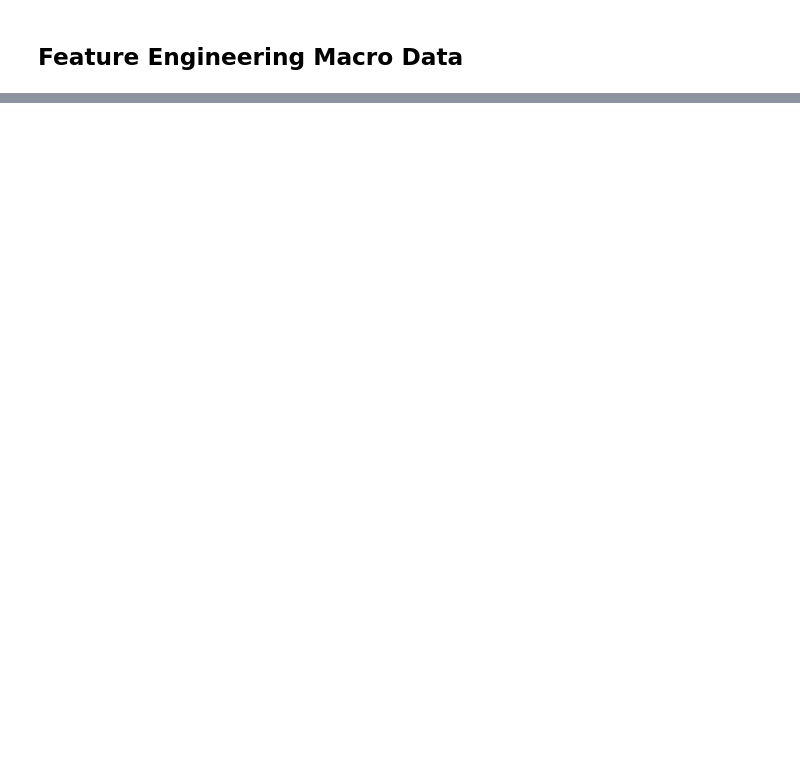
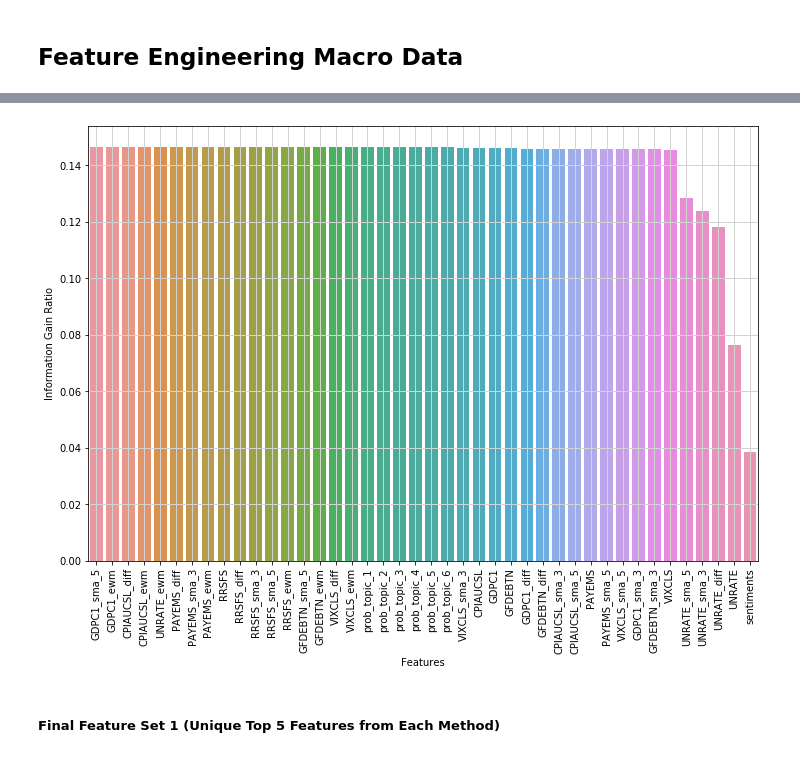
Before and after one commit to ErnestChng/bt4222-proj, a Jupyter notebook: scripts/07_Feature-Engineering-Macro-w-Final-Model.ipynb, the cells around one changed output, grey strips where cells are left out. Drawn from its saved outputs; the diff is of its cells as text; code cells hidden in the pictures; blank space fills up the shorter version.

Commit message:
Added notebook 7, simple grid search tuning

```diff
--- a/scripts/07_Feature-Engineering-Macro-w-Final-Model.ipynb
+++ b/scripts/07_Feature-Engineering-Macro-w-Final-Model.ipynb
@@ -46,0 +85,2 @@ df.head(10)
+# %%
+final_df = df
@@ -46,0 +119,6 @@ df.head(10)
+# %%
+train_size = int(len(final_df) * 0.7)
+train, test = final_df[0:train_size], final_df[train_size:len(final_df)]
+print('Observations: %d' % (len(final_df)))
+print('Training Observations: %d' % (len(train)))
+print('Testing Observations: %d' % (len(test)))
@@ -46,0 +251,11 @@ df.head(10)
+# %%
+cols = final_df.iloc[:, :-1].columns
+igr_list = []
+for col in cols:
+    key_value = [col]
+    igr = info_gain.info_gain_ratio(
+        final_df['target'].values.tolist(),
+        final_df[col].values.tolist())
+    key_value.append(igr)
+    igr_list.append(key_value)
+igr_list = sorted(igr_list, key=lambda x: x[1], reverse=True)
@@ -46,0 +282,15 @@ df.head(10)
+# %%
+plt.figure(figsize=(12,8))
+ax = sns.barplot(x="Features",
+                 y="Information Gain Ratio",
+                 data=pd.DataFrame(igr_list,
+                                   columns=['Features',
+                                            'Information Gain Ratio']))
+plt.xticks(rotation='vertical')
+ax.grid(b=True, which='major', color='#d3d3d3', linewidth=1.0)
+ax.grid(b=True, which='minor', color='#d3d3d3', linewidth=0.5)
+plt.show()
+# %% [output]
+[figure, added]
+# %% [markdown]
+##### Final Feature Set 1 (Unique Top 5 Features from Each Method)
```
Also changed, not shown: parts of 72 cells of this notebook.
